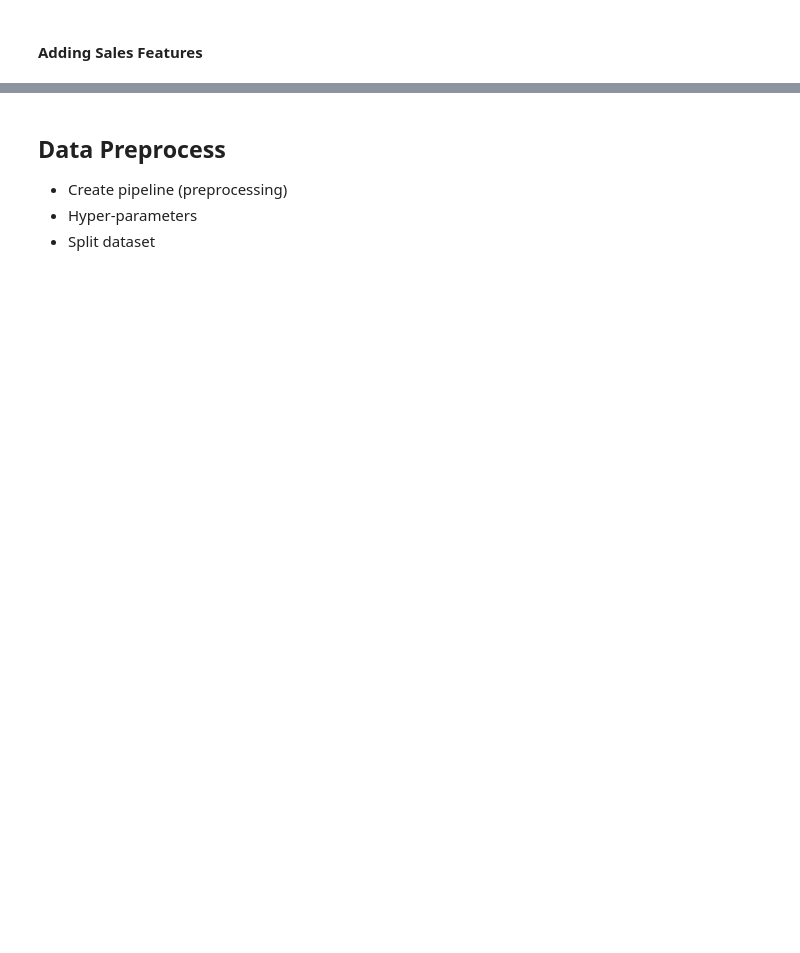
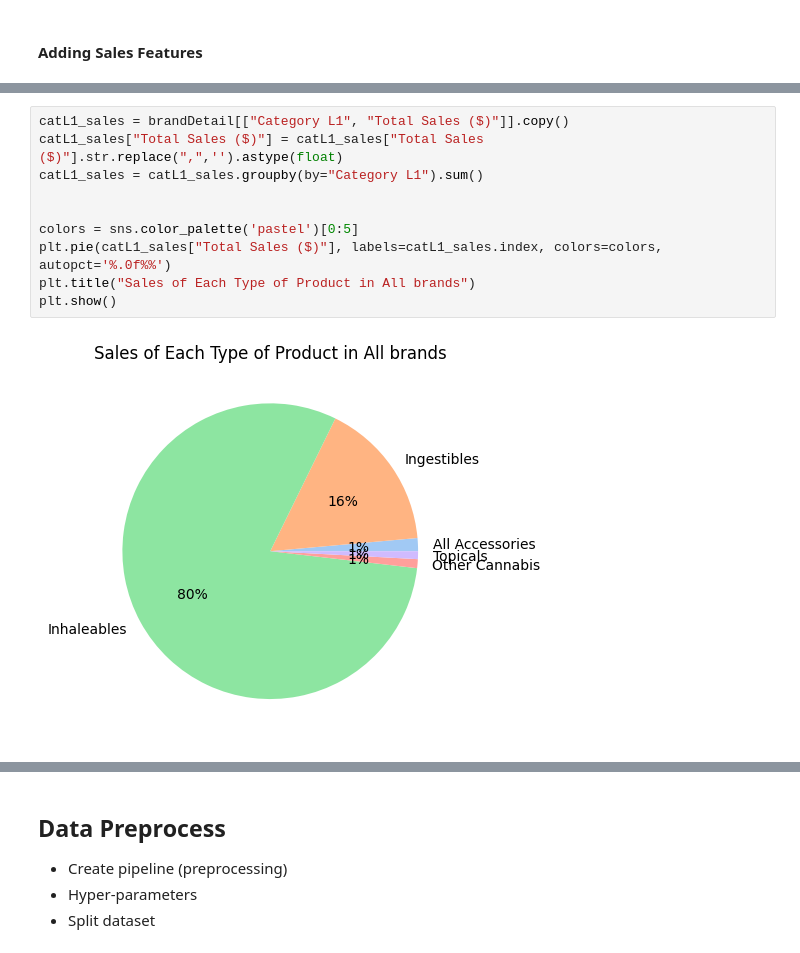
Before and after one commit to Mahipt/Marijuana_SalesPrediction, a Jupyter notebook: src/Sales_Prediction_v2.ipynb, the cells around one changed output, grey strips where cells are left out. Drawn from its saved outputs; the diff is of its cells as text; blank space fills up the shorter version.

```diff
--- a/src/Sales_Prediction_v2.ipynb
+++ b/src/Sales_Prediction_v2.ipynb
@@ -250,0 +338,12 @@ brandsData["710 Labs"].corr()
+# %%
+catL1_sales = brandDetail[["Category L1", "Total Sales ($)"]].copy()
+catL1_sales["Total Sales ($)"] = catL1_sales["Total Sales ($)"].str.replace(",",'').astype(float)
+catL1_sales = catL1_sales.groupby(by="Category L1").sum()
+
+
+colors = sns.color_palette('pastel')[0:5]
+plt.pie(catL1_sales["Total Sales ($)"], labels=catL1_sales.index, colors=colors, autopct='%.0f%%')
+plt.title("Sales of Each Type of Product in All brands")
+plt.show()
+# %% [output]
+[figure, added]
```
Also changed, not shown: parts of 32 cells of this notebook, 1 other file.
